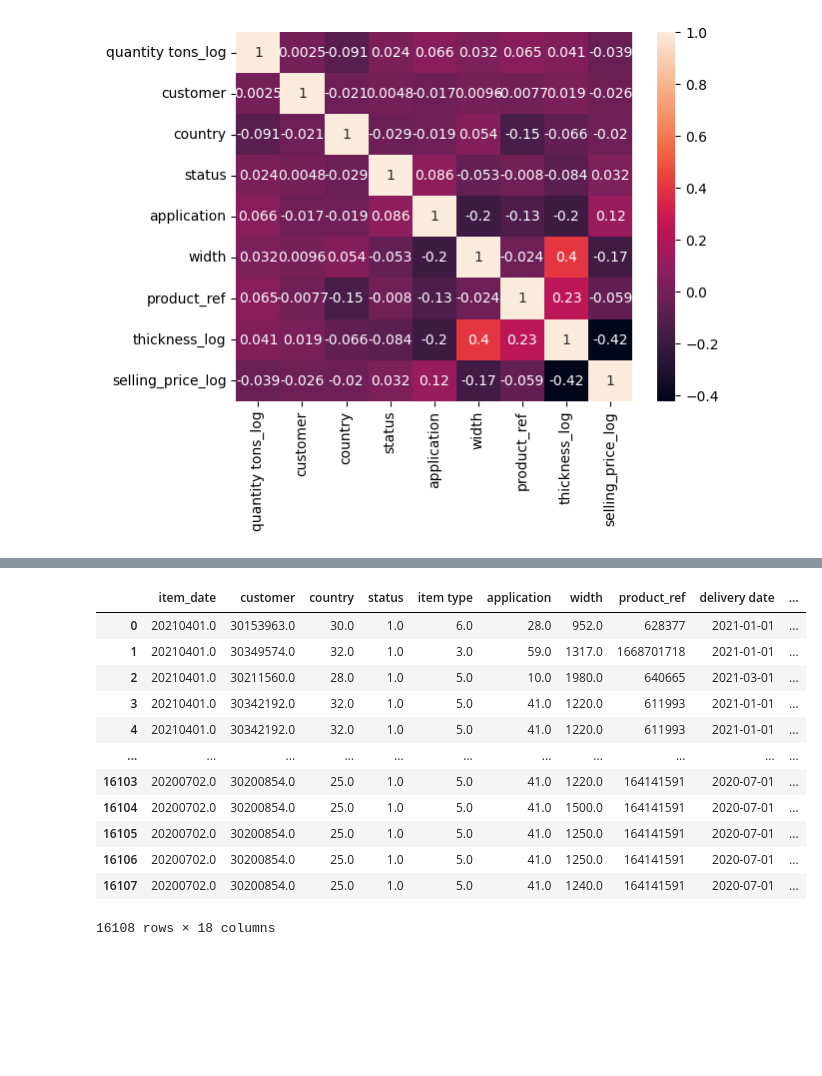
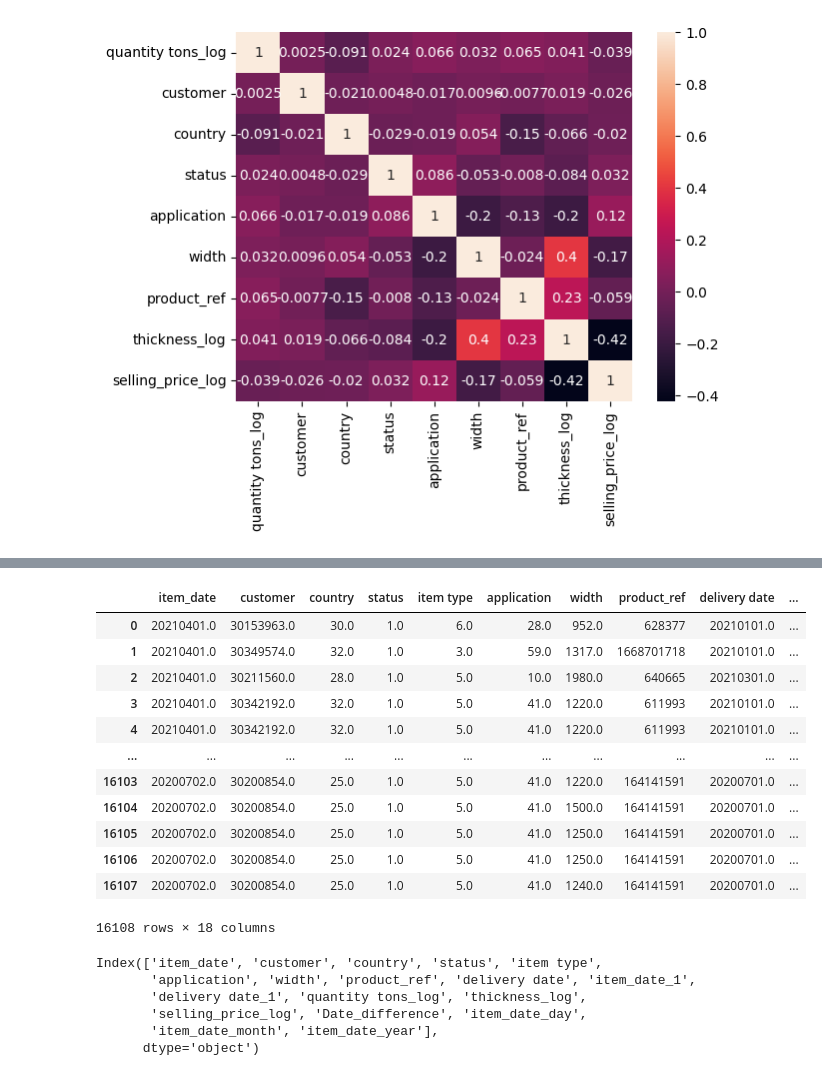
Before and after one commit to Saravanan-20G/Project-5---Industrial-Copper-Modeling, a Jupyter notebook: Copper_Modeling.ipynb, the cells around one changed output, grey strips where cells are left out. Drawn from its saved outputs; the diff is of its cells as text; code cells hidden in the pictures; blank space fills up the shorter version.

```diff
--- a/Copper_Modeling.ipynb
+++ b/Copper_Modeling.ipynb
@@ -492,22 +504,22 @@ df5
 165565 rows × 18 columns
 # %%
 # split the negative value of 'Date_difference' column in another dataframe
-df6 = df4[df4['Date_difference']<0]
+df_f2 = df4[df4['Date_difference']<0]
 
 # after split, the index values are unordered. so need to reset the index to ascending order from 0
-df6 = df6.reset_index(drop=True)
-df6
+df_f2 = df_f2.reset_index(drop=True)
+df_f2
 # %% [output]
 |  | item_date | customer | country | status | item type | application | width | product_ref | delivery date | ... |
-| 0 | 20210401.0 | 30153963.0 | 30.0 | 1.0 | 6.0 | 28.0 | 952.0 | 628377 | 2021-01-01 | ... |
-| 1 | 20210401.0 | 30349574.0 | 32.0 | 1.0 | 3.0 | 59.0 | 1317.0 | 1668701718 | 2021-01-01 | ... |
-| 2 | 20210401.0 | 30211560.0 | 28.0 | 1.0 | 5.0 | 10.0 | 1980.0 | 640665 | 2021-03-01 | ... |
-| 3 | 20210401.0 | 30342192.0 | 32.0 | 1.0 | 5.0 | 41.0 | 1220.0 | 611993 | 2021-01-01 | ... |
-| 4 | 20210401.0 | 30342192.0 | 32.0 | 1.0 | 5.0 | 41.0 | 1220.0 | 611993 | 2021-01-01 | ... |
+| 0 | 20210401.0 | 30153963.0 | 30.0 | 1.0 | 6.0 | 28.0 | 952.0 | 628377 | 20210101.0 | ... |
+| 1 | 20210401.0 | 30349574.0 | 32.0 | 1.0 | 3.0 | 59.0 | 1317.0 | 1668701718 | 20210101.0 | ... |
+| 2 | 20210401.0 | 30211560.0 | 28.0 | 1.0 | 5.0 | 10.0 | 1980.0 | 640665 | 20210301.0 | ... |
+| 3 | 20210401.0 | 30342192.0 | 32.0 | 1.0 | 5.0 | 41.0 | 1220.0 | 611993 | 20210101.0 | ... |
+| 4 | 20210401.0 | 30342192.0 | 32.0 | 1.0 | 5.0 | 41.0 | 1220.0 | 611993 | 20210101.0 | ... |
 | ... | ... | ... | ... | ... | ... | ... | ... | ... | ... | ... |
-| 16103 | 20200702.0 | 30200854.0 | 25.0 | 1.0 | 5.0 | 41.0 | 1220.0 | 164141591 | 2020-07-01 | ... |
-| 16104 | 20200702.0 | 30200854.0 | 25.0 | 1.0 | 5.0 | 41.0 | 1500.0 | 164141591 | 2020-07-01 | ... |
-| 16105 | 20200702.0 | 30200854.0 | 25.0 | 1.0 | 5.0 | 41.0 | 1250.0 | 164141591 | 2020-07-01 | ... |
-| 16106 | 20200702.0 | 30200854.0 | 25.0 | 1.0 | 5.0 | 41.0 | 1250.0 | 164141591 | 2020-07-01 | ... |
-| 16107 | 20200702.0 | 30200854.0 | 25.0 | 1.0 | 5.0 | 41.0 | 1240.0 | 164141591 | 2020-07-01 | ... |
+| 16103 | 20200702.0 | 30200854.0 | 25.0 | 1.0 | 5.0 | 41.0 | 1220.0 | 164141591 | 20200701.0 | ... |
+| 16104 | 20200702.0 | 30200854.0 | 25.0 | 1.0 | 5.0 | 41.0 | 1500.0 | 164141591 | 20200701.0 | ... |
+| 16105 | 20200702.0 | 30200854.0 | 25.0 | 1.0 | 5.0 | 41.0 | 1250.0 | 164141591 | 20200701.0 | ... |
+| 16106 | 20200702.0 | 30200854.0 | 25.0 | 1.0 | 5.0 | 41.0 | 1250.0 | 164141591 | 20200701.0 | ... |
+| 16107 | 20200702.0 | 30200854.0 | 25.0 | 1.0 | 5.0 | 41.0 | 1240.0 | 164141591 | 20200701.0 | ... |
 16108 rows × 18 columns
@@ -513,0 +536,9 @@ df6
+# %%
+df_f1.columns
+# %% [output]
+Index(['item_date', 'customer', 'country', 'status', 'item type',
+       'application', 'width', 'product_ref', 'delivery date', 'item_date_1',
+       'delivery date_1', 'quantity tons_log', 'thickness_log',
+       'selling_price_log', 'Date_difference', 'item_date_day',
+       'item_date_month', 'item_date_year'],
+      dtype='object')
```
Also changed, not shown: parts of 47 cells of this notebook.
